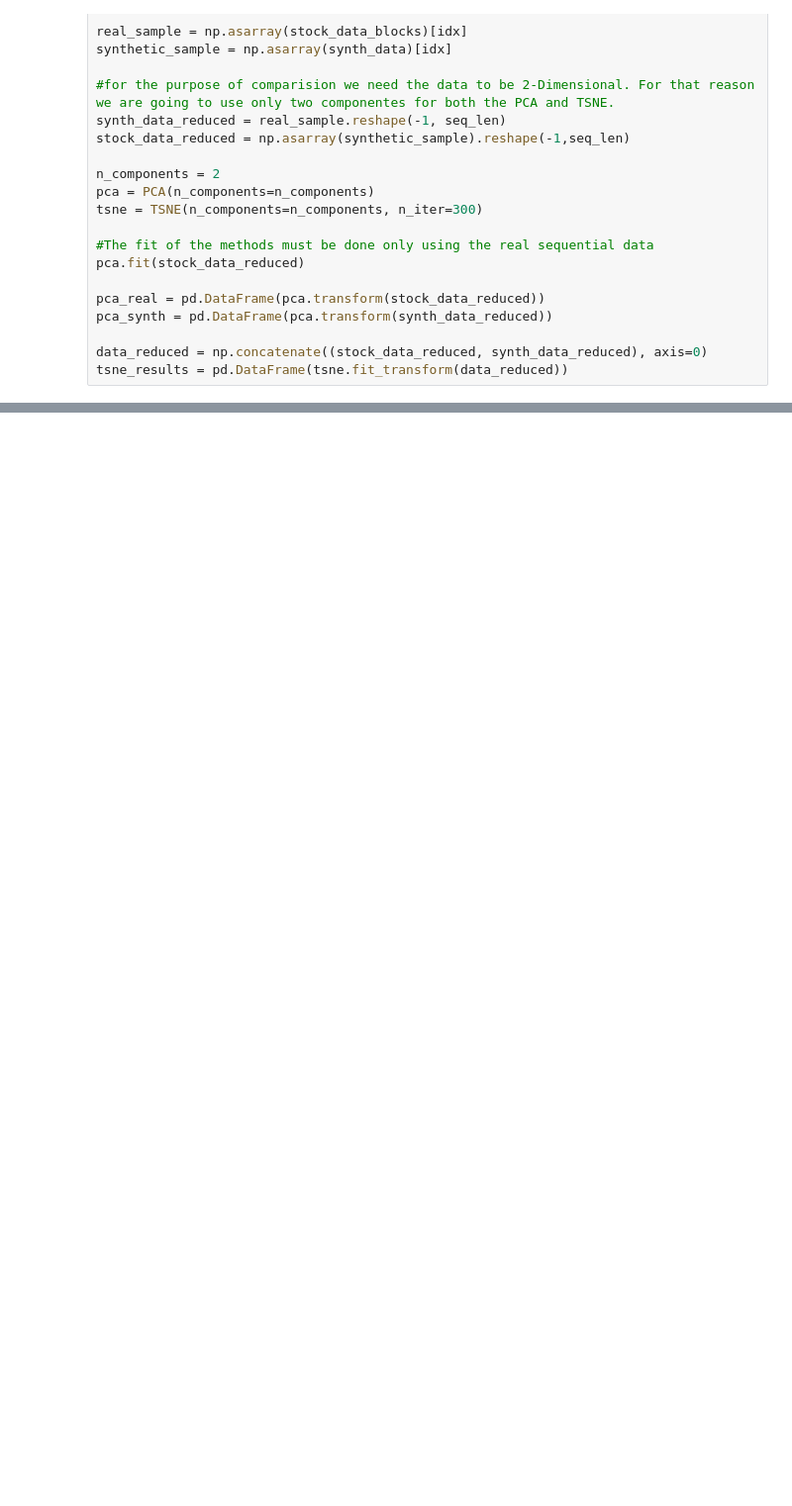
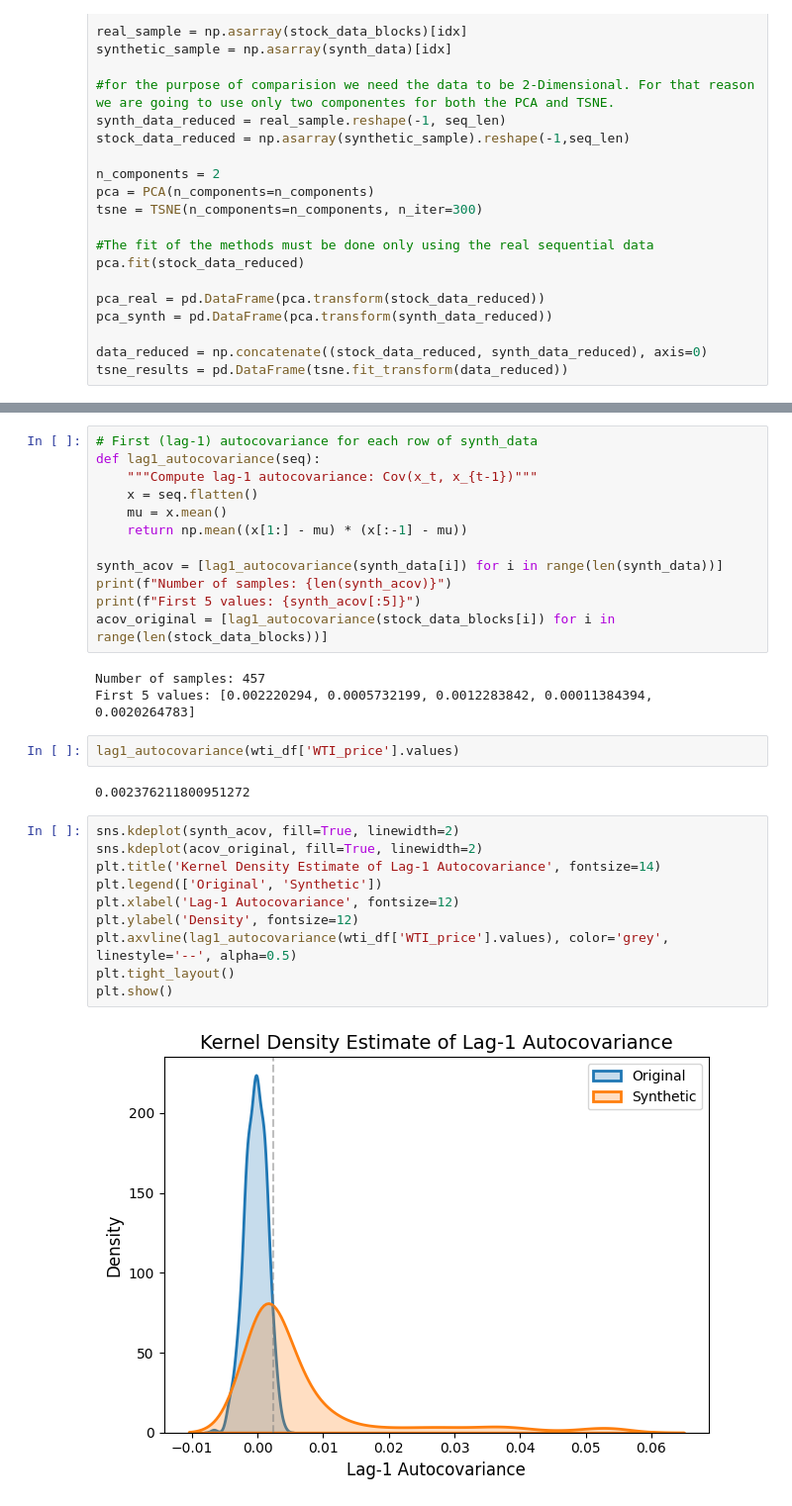
Before and after one commit to Meowth239/dse4101-project, a Jupyter notebook: src/timeGAN_data.ipynb, the cells around one changed output, grey strips where cells are left out. Shown at 99% size. Drawn from its saved outputs; the diff is of its cells as text; blank space fills up the shorter version.

```diff
--- a/src/timeGAN_data.ipynb
+++ b/src/timeGAN_data.ipynb
@@ -140,0 +169,31 @@ Text(0.5, 0.98, 'Validating synthetic vs real data diversity and distributions')
+# %%
+# First (lag-1) autocovariance for each row of synth_data
+def lag1_autocovariance(seq):
+    """Compute lag-1 autocovariance: Cov(x_t, x_{t-1})"""
+    x = seq.flatten()
+    mu = x.mean()
+    return np.mean((x[1:] - mu) * (x[:-1] - mu))
+
+synth_acov = [lag1_autocovariance(synth_data[i]) for i in range(len(synth_data))]
+print(f"Number of samples: {len(synth_acov)}")
+print(f"First 5 values: {synth_acov[:5]}")
+acov_original = [lag1_autocovariance(stock_data_blocks[i]) for i in range(len(stock_data_blocks))]
+# %% [output]
+Number of samples: 457
+First 5 values: [0.002220294, 0.0005732199, 0.0012283842, 0.00011384394, 0.0020264783]
+# %%
+lag1_autocovariance(wti_df['WTI_price'].values)
+# %% [output]
+0.002376211800951272
+# %%
+sns.kdeplot(synth_acov, fill=True, linewidth=2)
+sns.kdeplot(acov_original, fill=True, linewidth=2)
+plt.title('Kernel Density Estimate of Lag-1 Autocovariance', fontsize=14)
+plt.legend(['Original', 'Synthetic'])
+plt.xlabel('Lag-1 Autocovariance', fontsize=12)
+plt.ylabel('Density', fontsize=12)
+plt.axvline(lag1_autocovariance(wti_df['WTI_price'].values), color='grey', linestyle='--', alpha=0.5)
+plt.tight_layout()
+plt.show()
+# %% [output]
+[figure, added]
```
Also changed, not shown: parts of 13 cells of this notebook.
